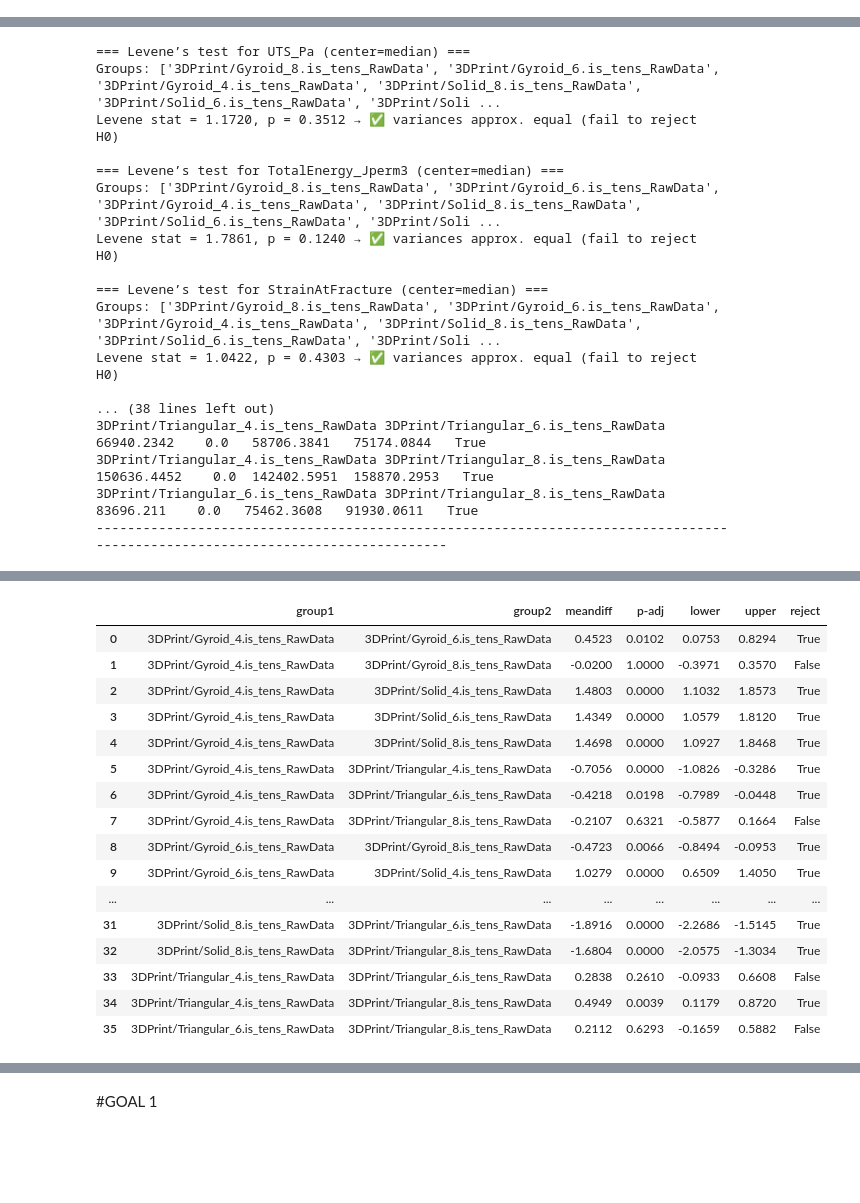
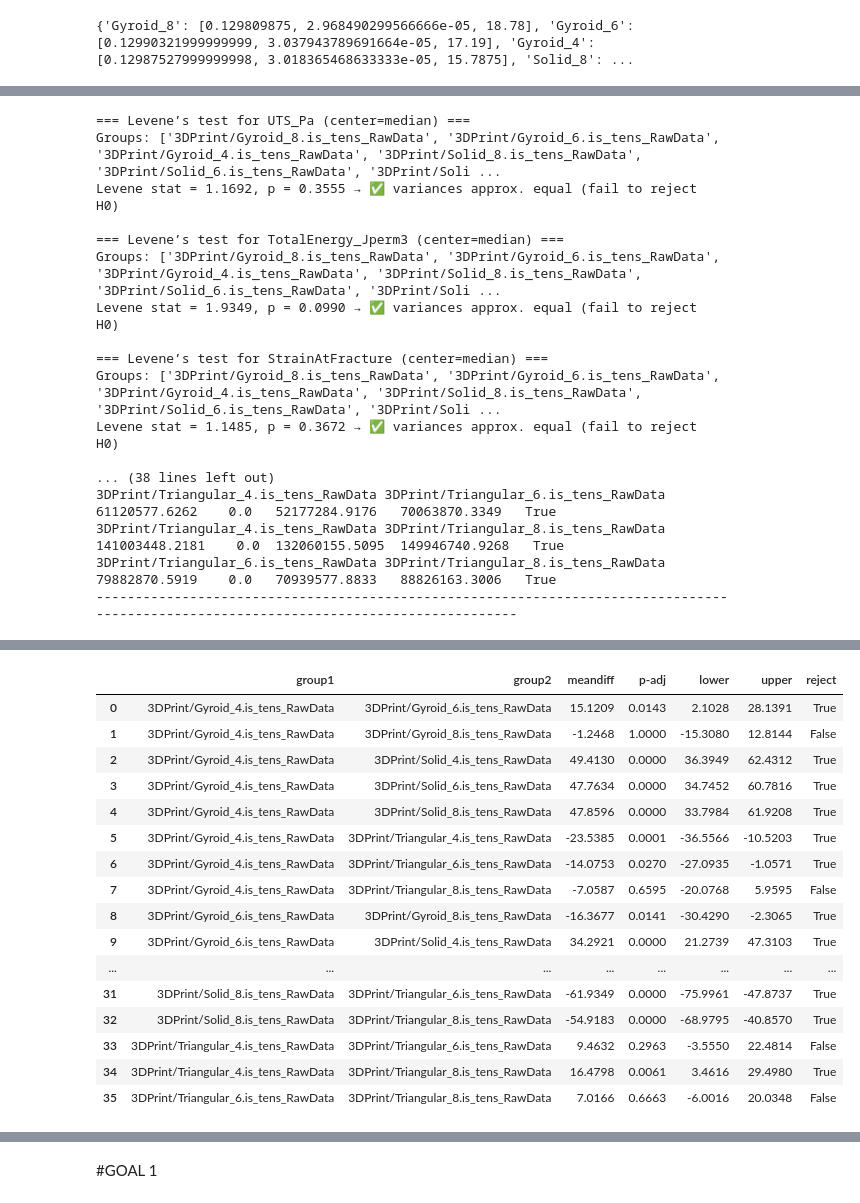
Before and after one commit to Ericyang978/ME103_Data_Processing, a Jupyter notebook: Processing.ipynb, the cells around one changed output, grey strips where cells are left out. Saved outputs shown, nothing was run; the diff lists cells and outputs as text; code cells hidden in the pictures; blank space fills up the shorter version.

```diff
--- a/Processing.ipynb
+++ b/Processing.ipynb
@@ -13,6 +13,8 @@ import math
 import matplotlib.pyplot as plt
 from statsmodels.stats.multicomp import pairwise_tukeyhsd
 
+#conversion factors
+in_to_m = 0.0254
 
 def load_tensile_csv(csv_path):
     """
@@ -400,7 +402,16 @@ measurement_types = ["length (in)", "thickness (in)", "width (in)", "mass (g)"]
 
 combo_to_measurement = {}
 for combination in all_combinations:
-    sub_df = after_print_dim["infill_type"] == combination.split("_")[0].lower()
+    sub_df = after_print_dim[(after_print_dim["infill_type"] == combination.split("_")[0].lower()) & (after_print_dim["wall_thickness"] == float(combination.split("_")[1]))]
+
+    length = float(sub_df[sub_df["measurement"] == measurement_types[0]]["mean_of_part_means"].values[0]) * in_to_m
+
+    cross_section_area = float(sub_df[sub_df["measurement"] == measurement_types[1]]["mean_of_part_means"].values[0]) * float(sub_df[sub_df["measurement"] == measurement_types[2]]["mean_of_part_means"].values[0])*in_to_m**2
+
+    mean =  float(sub_df[sub_df["measurement"] == measurement_types[3]]["mean_of_part_means"].values[0])
+    combo_to_measurement[combination] = [length, cross_section_area,mean]
+# %% [output]
+{'Gyroid_8': [0.129809875, 2.968490299566666e-05, 18.78], 'Gyroid_6': [0.12990321999999999, 3.037943789691664e-05, 17.19], 'Gyroid_4': [0.12987527999999998, 3.018365468633333e-05, 15.7875], 'Solid_8': ...
 # %%
 #Goal 1
 
@@ -411,8 +422,12 @@ parent_dir = "3DPrint"
 folder_names_final = [os.path.join(parent_dir, name + folder_addendum) for name in folder_names]
 
 #define lengths and section areas
-L = 1 #in
-A = 0.125*0.25 #in^2
+L = 1*in_to_m #in
+A = 0.125*0.25*in_to_m**2 #in^2
+
+#
+actual_length = 4.349*in_to_m
+actual_area = (0.125*0.25)*in_to_m**2
 
 #getting all the references
 results_by_condition = {}
@@ -421,7 +436,7 @@ for i, folder_name in enumerate(folder_names_final):
 
     reference_tests = analyze_tensile_folder(
         folder_name,
-        L, A
+        combo_to_measurement[folder_names[i]][0]/actual_length*L, combo_to_measurement[folder_names[i]][1]/actual_area*A
     )
 
     results_by_condition[folder_name] = reference_tests
@@ -536,19 +551,19 @@ for metric in metrics:
 | 8 | 3DPrint/Triangular_4.is_tens_RawData | 4 | 0.906788 | 0.465552 |
 === Levene’s test for UTS_Pa (center=median) ===
 Groups: ['3DPrint/Gyroid_8.is_tens_RawData', '3DPrint/Gyroid_6.is_tens_RawData', '3DPrint/Gyroid_4.is_tens_RawData', '3DPrint/Solid_8.is_tens_RawData', '3DPrint/Solid_6.is_tens_RawData', '3DPrint/Soli ...
-Levene stat = 1.1720, p = 0.3512 → ✅ variances approx. equal (fail to reject H0)
+Levene stat = 1.1692, p = 0.3555 → ✅ variances approx. equal (fail to reject H0)
 
 === Levene’s test for TotalEnergy_Jperm3 (center=median) ===
 Groups: ['3DPrint/Gyroid_8.is_tens_RawData', '3DPrint/Gyroid_6.is_tens_RawData', '3DPrint/Gyroid_4.is_tens_RawData', '3DPrint/Solid_8.is_tens_RawData', '3DPrint/Solid_6.is_tens_RawData', '3DPrint/Soli ...
-Levene stat = 1.7861, p = 0.1240 → ✅ variances approx. equal (fail to reject H0)
+Levene stat = 1.9349, p = 0.0990 → ✅ variances approx. equal (fail to reject H0)
 
 === Levene’s test for StrainAtFracture (center=median) ===
 Groups: ['3DPrint/Gyroid_8.is_tens_RawData', '3DPrint/Gyroid_6.is_tens_RawData', '3DPrint/Gyroid_4.is_tens_RawData', '3DPrint/Solid_8.is_tens_RawData', '3DPrint/Solid_6.is_tens_RawData', '3DPrint/Soli ...
-Levene stat = 1.0422, p = 0.4303 → ✅ variances approx. equal (fail to reject H0)
+Levene stat = 1.1485, p = 0.3672 → ✅ variances approx. equal (fail to reject H0)
 
 ... (38 lines left out)
-3DPrint/Triangular_4.is_tens_RawData 3DPrint/Triangular_6.is_tens_RawData   66940.2342    0.0   58706.3841   75174.0844   True
-3DPrint/Triangular_4.is_tens_RawData 3DPrint/Triangular_8.is_tens_RawData  150636.4452    0.0  142402.5951  158870.2953   True
-3DPrint/Triangular_6.is_tens_RawData 3DPrint/Triangular_8.is_tens_RawData    83696.211    0.0   75462.3608   91930.0611   True
-------------------------------------------------------------------------------------------------------------------------------
+3DPrint/Triangular_4.is_tens_RawData 3DPrint/Triangular_6.is_tens_RawData   61120577.6262    0.0   52177284.9176   70063870.3349   True
+3DPrint/Triangular_4.is_tens_RawData 3DPrint/Triangular_8.is_tens_RawData  141003448.2181    0.0  132060155.5095  149946740.9268   True
+3DPrint/Triangular_6.is_tens_RawData 3DPrint/Triangular_8.is_tens_RawData   79882870.5919    0.0   70939577.8833   88826163.3006   True
+---------------------------------------------------------------------------------------------------------------------------------------
 |  | group1 | group2 | meandiff | p-adj | lower | upper | reject |
@@ -622,20 +637,20 @@ Levene stat = 1.0422, p = 0.4303 → ✅ variances approx. equal (fail to reject
 |  | group1 | group2 | meandiff | p-adj | lower | upper | reject |
-| 0 | 3DPrint/Gyroid_4.is_tens_RawData | 3DPrint/Gyroid_6.is_tens_RawData | 0.4523 | 0.0102 | 0.0753 | 0.8294 | True |
-| 1 | 3DPrint/Gyroid_4.is_tens_RawData | 3DPrint/Gyroid_8.is_tens_RawData | -0.0200 | 1.0000 | -0.3971 | 0.3570 | False |
-| 2 | 3DPrint/Gyroid_4.is_tens_RawData | 3DPrint/Solid_4.is_tens_RawData | 1.4803 | 0.0000 | 1.1032 | 1.8573 | True |
-| 3 | 3DPrint/Gyroid_4.is_tens_RawData | 3DPrint/Solid_6.is_tens_RawData | 1.4349 | 0.0000 | 1.0579 | 1.8120 | True |
-| 4 | 3DPrint/Gyroid_4.is_tens_RawData | 3DPrint/Solid_8.is_tens_RawData | 1.4698 | 0.0000 | 1.0927 | 1.8468 | True |
-| 5 | 3DPrint/Gyroid_4.is_tens_RawData | 3DPrint/Triangular_4.is_tens_RawData | -0.7056 | 0.0000 | -1.0826 | -0.3286 | True |
-| 6 | 3DPrint/Gyroid_4.is_tens_RawData | 3DPrint/Triangular_6.is_tens_RawData | -0.4218 | 0.0198 | -0.7989 | -0.0448 | True |
-| 7 | 3DPrint/Gyroid_4.is_tens_RawData | 3DPrint/Triangular_8.is_tens_RawData | -0.2107 | 0.6321 | -0.5877 | 0.1664 | False |
-| 8 | 3DPrint/Gyroid_6.is_tens_RawData | 3DPrint/Gyroid_8.is_tens_RawData | -0.4723 | 0.0066 | -0.8494 | -0.0953 | True |
-| 9 | 3DPrint/Gyroid_6.is_tens_RawData | 3DPrint/Solid_4.is_tens_RawData | 1.0279 | 0.0000 | 0.6509 | 1.4050 | True |
+| 0 | 3DPrint/Gyroid_4.is_tens_RawData | 3DPrint/Gyroid_6.is_tens_RawData | 15.1209 | 0.0143 | 2.1028 | 28.1391 | True |
+| 1 | 3DPrint/Gyroid_4.is_tens_RawData | 3DPrint/Gyroid_8.is_tens_RawData | -1.2468 | 1.0000 | -15.3080 | 12.8144 | False |
+| 2 | 3DPrint/Gyroid_4.is_tens_RawData | 3DPrint/Solid_4.is_tens_RawData | 49.4130 | 0.0000 | 36.3949 | 62.4312 | True |
+| 3 | 3DPrint/Gyroid_4.is_tens_RawData | 3DPrint/Solid_6.is_tens_RawData | 47.7634 | 0.0000 | 34.7452 | 60.7816 | True |
+| 4 | 3DPrint/Gyroid_4.is_tens_RawData | 3DPrint/Solid_8.is_tens_RawData | 47.8596 | 0.0000 | 33.7984 | 61.9208 | True |
+| 5 | 3DPrint/Gyroid_4.is_tens_RawData | 3DPrint/Triangular_4.is_tens_RawData | -23.5385 | 0.0001 | -36.5566 | -10.5203 | True |
+| 6 | 3DPrint/Gyroid_4.is_tens_RawData | 3DPrint/Triangular_6.is_tens_RawData | -14.0753 | 0.0270 | -27.0935 | -1.0571 | True |
+| 7 | 3DPrint/Gyroid_4.is_tens_RawData | 3DPrint/Triangular_8.is_tens_RawData | -7.0587 | 0.6595 | -20.0768 | 5.9595 | False |
+| 8 | 3DPrint/Gyroid_6.is_tens_RawData | 3DPrint/Gyroid_8.is_tens_RawData | -16.3677 | 0.0141 | -30.4290 | -2.3065 | True |
+| 9 | 3DPrint/Gyroid_6.is_tens_RawData | 3DPrint/Solid_4.is_tens_RawData | 34.2921 | 0.0000 | 21.2739 | 47.3103 | True |
 | ... | ... | ... | ... | ... | ... | ... | ... |
-| 31 | 3DPrint/Solid_8.is_tens_RawData | 3DPrint/Triangular_6.is_tens_RawData | -1.8916 | 0.0000 | -2.2686 | -1.5145 | True |
-| 32 | 3DPrint/Solid_8.is_tens_RawData | 3DPrint/Triangular_8.is_tens_RawData | -1.6804 | 0.0000 | -2.0575 | -1.3034 | True |
-| 33 | 3DPrint/Triangular_4.is_tens_RawData | 3DPrint/Triangular_6.is_tens_RawData | 0.2838 | 0.2610 | -0.0933 | 0.6608 | False |
-| 34 | 3DPrint/Triangular_4.is_tens_RawData | 3DPrint/Triangular_8.is_tens_RawData | 0.4949 | 0.0039 | 0.1179 | 0.8720 | True |
-| 35 | 3DPrint/Triangular_6.is_tens_RawData | 3DPrint/Triangular_8.is_tens_RawData | 0.2112 | 0.6293 | -0.1659 | 0.5882 | False |
+| 31 | 3DPrint/Solid_8.is_tens_RawData | 3DPrint/Triangular_6.is_tens_RawData | -61.9349 | 0.0000 | -75.9961 | -47.8737 | True |
+| 32 | 3DPrint/Solid_8.is_tens_RawData | 3DPrint/Triangular_8.is_tens_RawData | -54.9183 | 0.0000 | -68.9795 | -40.8570 | True |
+| 33 | 3DPrint/Triangular_4.is_tens_RawData | 3DPrint/Triangular_6.is_tens_RawData | 9.4632 | 0.2963 | -3.5550 | 22.4814 | False |
+| 34 | 3DPrint/Triangular_4.is_tens_RawData | 3DPrint/Triangular_8.is_tens_RawData | 16.4798 | 0.0061 | 3.4616 | 29.4980 | True |
+| 35 | 3DPrint/Triangular_6.is_tens_RawData | 3DPrint/Triangular_8.is_tens_RawData | 7.0166 | 0.6663 | -6.0016 | 20.0348 | False |
 # %%
 #Goal 4
 
```
Also changed, not shown: parts of 2 cells of this notebook.
